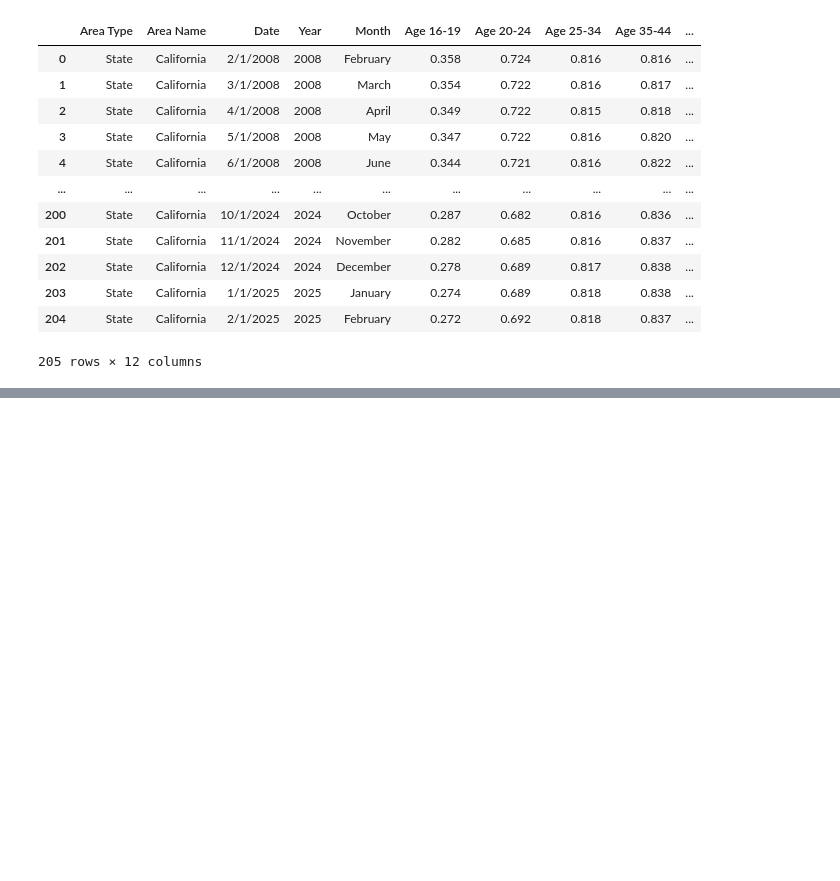
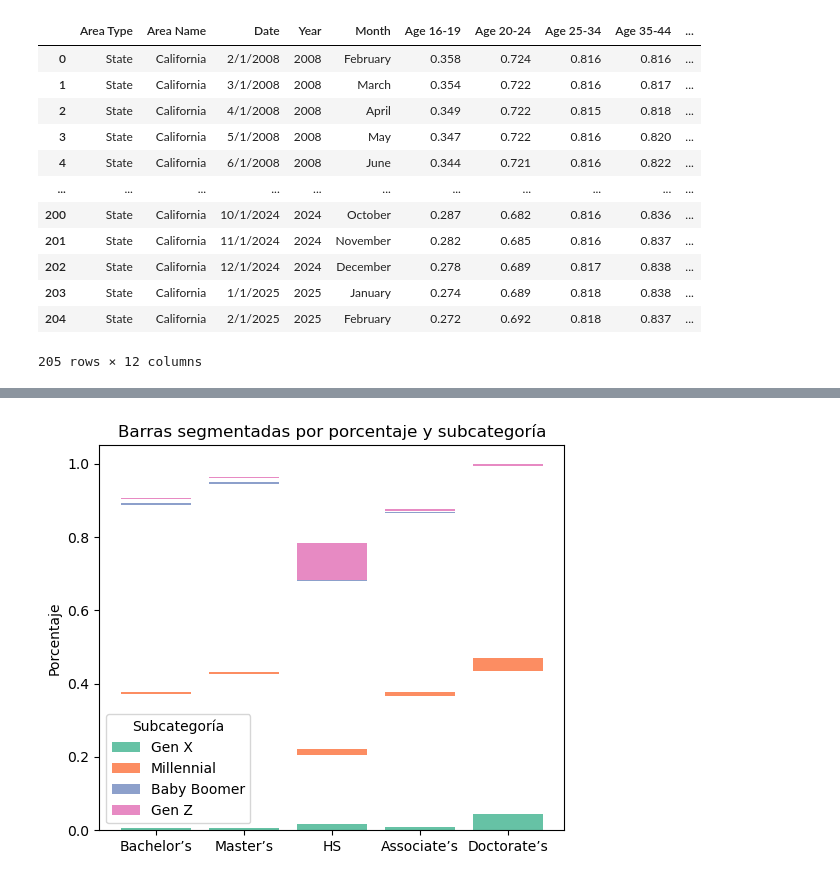
Before and after one commit to NuriaSalasVazquez/project-da-promo-49-modulo-3-team-4, a Jupyter notebook: EDA.ipynb, the cells around one changed output, grey strips where cells are left out. Cells and saved outputs as stored; diff of their text form; code cells hidden in the pictures; blank space fills up the shorter version.

```diff
--- a/EDA.ipynb
+++ b/EDA.ipynb
@@ -412,0 +472,33 @@ df_california
+# %%
+
+
+# Normalizar los valores para obtener porcentajes dentro de cada categoría
+df["salary_per"] = df.groupby("education")["salary"].transform(lambda x: x / x.sum())
+
+# Colores para cada subcategoría
+colores = sns.color_palette("Set2", len(df["generation"].unique()))
+
+# Crear la figura
+fig, ax = plt.subplots(figsize=(6, 5))
+
+# Apilar las barras usando plt.bar con acumulación (bottom)
+bottom = {cat: 0 for cat in df["education"].unique()}  # Base inicial para cada categoría
+
+for i, subcat in enumerate(df["generation"].unique()):
+    subset = df[df["generation"] == subcat]  # Filtrar subcategoría
+    ax.bar(subset["education"], subset["salary_per"],
+           bottom=[bottom[cat] for cat in subset["education"]],
+           color=colores[i], label=subcat)
+
+    # Actualizar bottom para la siguiente capa de la barra
+    for cat, val in zip(subset["education"], subset["salary_per"]):
+        bottom[cat] += val
+
+# Agregar etiquetas y leyenda
+ax.set_ylabel("Porcentaje")
+ax.set_title("Barras segmentadas por porcentaje y subcategoría")
+ax.legend(title="Subcategoría")
+
+plt.show()
+# %% [output]
+[figure, added]
```
Also changed, not shown: parts of 10 cells of this notebook.
